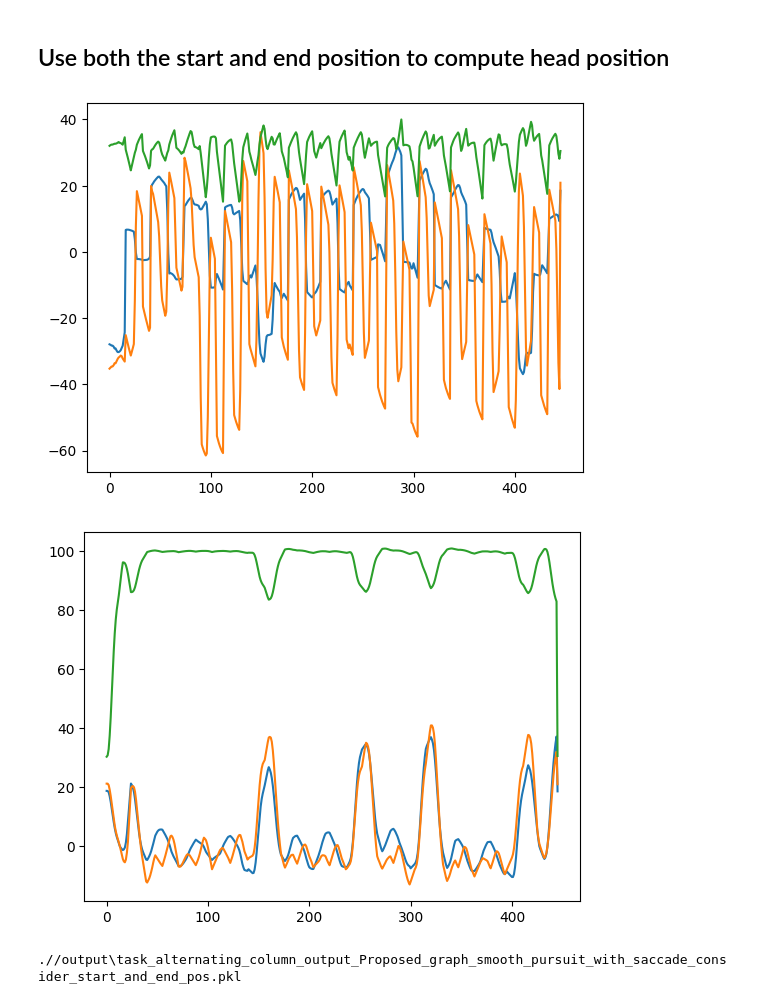
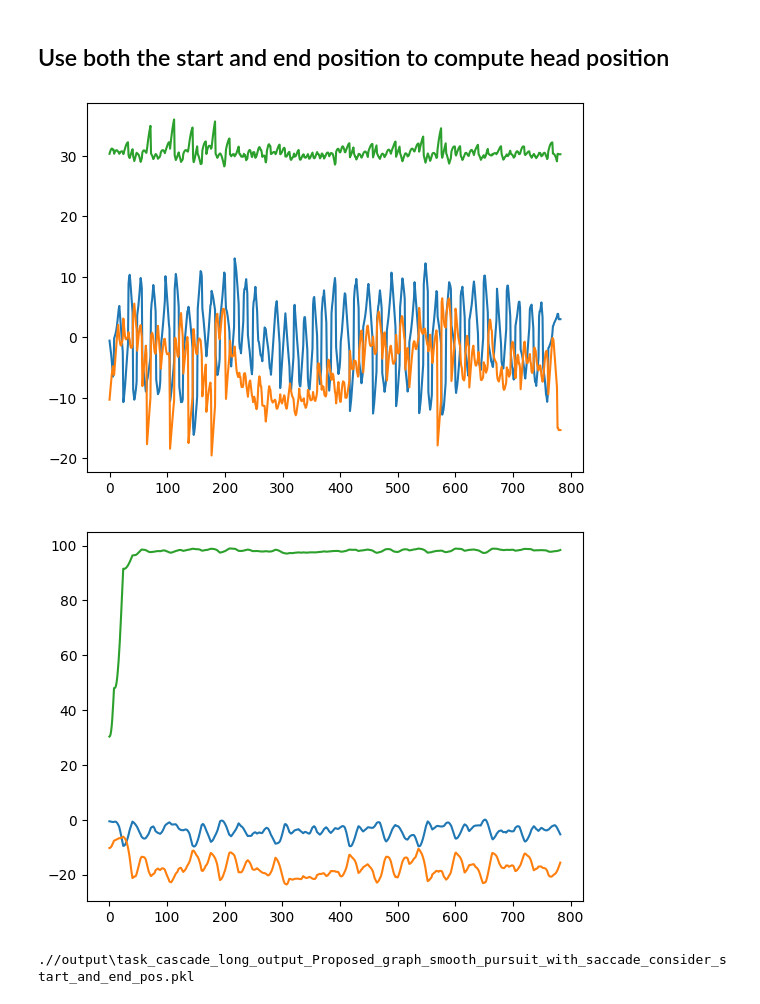
Before and after one commit to EvanSamaa/EyeIK, a Jupyter notebook: Juggling/generate_juggling_animation.ipynb, the cells around one changed output. Saved outputs shown, nothing was run; the diff lists cells and outputs as text; code cells hidden in the pictures.

```diff
--- a/Juggling/generate_juggling_animation.ipynb
+++ b/Juggling/generate_juggling_animation.ipynb
@@ -211,7 +208,7 @@ def get_gaze_inputs(eye_traj, head_traj, input_times, input_angles):
 JUGGLING_SCENE_DATA_ROOT = ".//juggling_scenes"
 JUGGLING_PKL_DATA_ROOT = ".//juggling_TAP_output"
 OUTPUT_ROOT = ".//output"
-file_name = "alternating_column_output"
+file_name = "cascade_long_output"
 # file_name = "HD_juggle_tennis_fast_output"
 
 scene_json_filename = os.path.join(JUGGLING_SCENE_DATA_ROOT, file_name + ".json")
@@ -344,10 +341,11 @@ output_motion(hk_proposed, ek_propsed, micro_saccade_proposed, os.path.join(OUTP
 # %%
+scene = JugglingScene(scene_json_filename, motion_json_file_name)
 ballz_internal_model = BallsPositionsStructure(scene)
 
 shift_times = np.array([0, len(ballz_internal_model.time_arr)])/30 # shift at time 0
 shift_indexes = np.array([0, 1]) # look at index 0
 shift_targets_pos = np.array([gaze_positions[0], gaze_positions[10]]) # look at the first gaze position
-saccade_generator = Proposed_saccade_generator_with_graph_smooth_pursuit(shift_times, shift_targets_pos, shift_indexes, ballz_internal_model, reach_target_at_times=False, head_delay=0)
+saccade_generator = Proposed_saccade_generator_with_graph_smooth_pursuit(shift_times, shift_targets_pos, shift_indexes, ballz_internal_model, reach_target_at_times=False, head_delay=0, do_saccade=False)
 optimized_path = optimize_head_pos(saccade_generator)[1]
 plot_optimized_path = np.array(optimized_path)
 # plt.plot(plot_optimized_path[:, 0])
@@ -444,10 +442,10 @@ def create_graph_pursuit(self, laziness=0.5):
             list_plot.append(target_angle_1)
             if i % 2 == 0:
                 # if i is the start of a pursuit, then it's just the interval
-                dwell_time = gaze_intervals[i][1] - gaze_intervals[i][0]
+                dwell_time = 0.01
             else:
                 # other wise it is the previous interval
-                dwell_time = gaze_intervals[i-1][1] - gaze_intervals[i-1][0]
+                dwell_time = gaze_intervals[i][1] - gaze_intervals[i][0]
             for j in range(-range_limit, range_limit, 2):
                 G.add_node((i, j), value=dwell_factored_eye_strain_function(dwell_time, j, target_angle_0, target_angle_1))
                 if i > 0:
@@ -474,23 +472,24 @@ def optimize_head_pos_with_pursuit(self, laziness=0.54):
     head_pos = directions_from_rotation_angles(head_angles, 100)
     return head_angles, head_pos
 # %%
+scene = JugglingScene(scene_json_filename, motion_json_file_name)
 ballz_internal_model = BallsPositionsStructure(scene)
 
 # the input needs to have
 # 2. the time and target for each gaze shifts (i.e. which ball to shift to at which time)
 # 3. the positions of each balls (ballz_internal_model)
 
 # shift times should be
 shift_times, shift_indexes = process_saccade_timing(ballz_internal_model)
 shift_targets_pos = []
 for i in range(0, len(shift_indexes)):
     shift_targets_pos.append(ballz_internal_model.estimate_target_pose(shift_indexes[i]))
 saccade_generator = Proposed_saccade_generator_with_graph_smooth_pursuit(shift_times, shift_targets_pos, shift_indexes, ballz_internal_model, reach_target_at_times=False, head_delay=0)
 # this will slightly modify the code to extend the time to the end of the last gaze shift
-optimized_path = optimize_head_pos_with_pursuit(saccade_generator)[1]
+optimized_path = optimize_head_pos_with_pursuit(saccade_generator, laziness=5)[1]
 ek_propsed, hk_proposed, micro_saccade_proposed = saccade_generator.compute(optimized_path)
 output_motion(hk_proposed, ek_propsed, micro_saccade_proposed, os.path.join(OUTPUT_ROOT, "task_{}_Proposed_graph_smooth_pursuit_with_saccade_consider_start_and_end_pos.pkl".format(file_name)))
 # %% [output]
-[figure, old version]
+[figure, new version]
-[figure, old version]
+[figure, new version]
-.//output\task_alternating_column_output_Proposed_graph_smooth_pursuit_with_saccade_consider_start_and_end_pos.pkl
+.//output\task_cascade_long_output_Proposed_graph_smooth_pursuit_with_saccade_consider_start_and_end_pos.pkl
```
Also changed, not shown: parts of 6 cells of this notebook, 16 other files.
